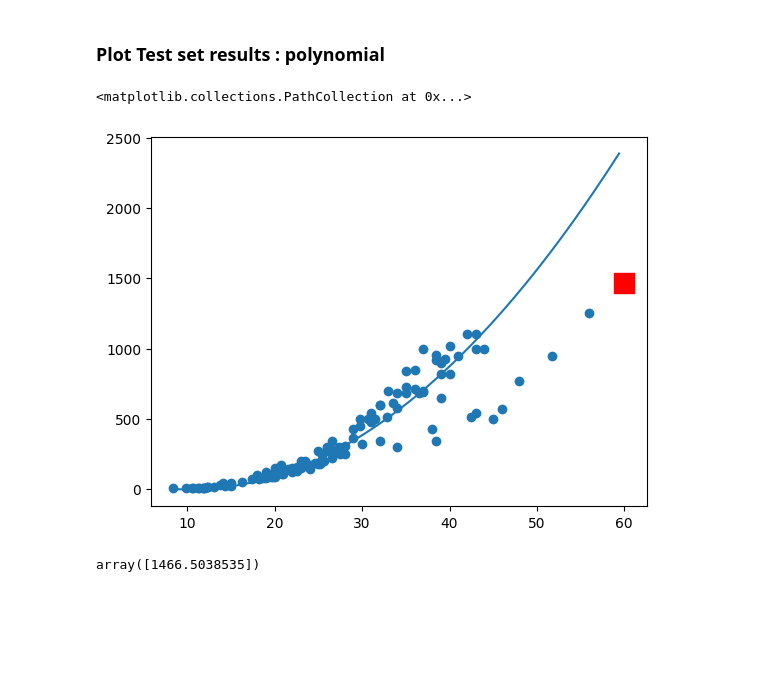
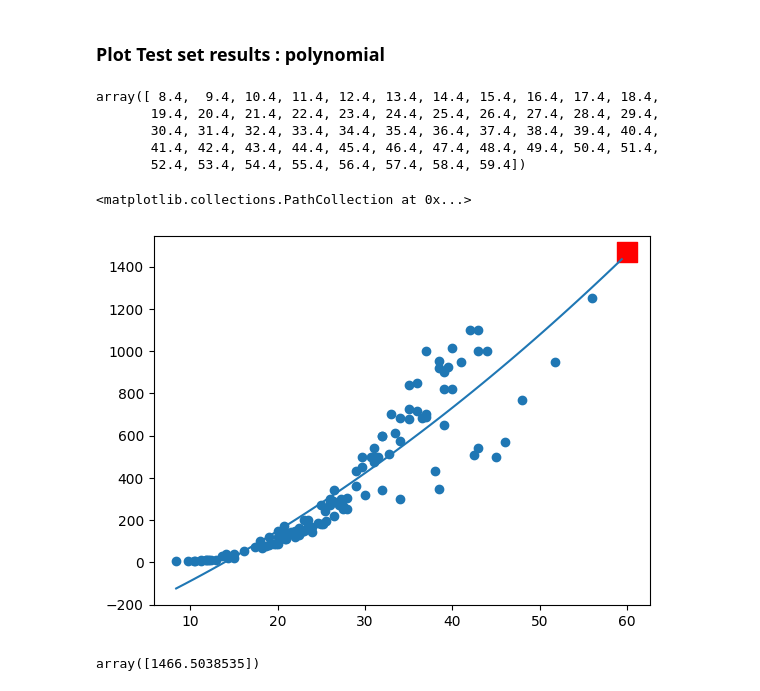
Before and after one commit to kjmobile/lb, a Jupyter notebook: 1_LM_Simple_Linear_to_Polynomial_Regression.ipynb, the cells around one changed output. Cells and saved outputs as stored; diff of their text form; code cells hidden in the pictures; blank space fills up the shorter version.

```diff
--- a/1_LM_Simple_Linear_to_Polynomial_Regression.ipynb
+++ b/1_LM_Simple_Linear_to_Polynomial_Regression.ipynb
@@ -201,15 +205,23 @@ print(f"Model Equation M2: Weight = {coef_squared:.2f} × Length² + {coef_linea
 Model Equation M2: Weight = 0.18 × Length² + 18.36 × Length + -290.97
 # %% [markdown]
 ### Plot Test set results : polynomial
+# %%
+np.arange(8.4, 60)
+# %% [output]
+array([ 8.4,  9.4, 10.4, 11.4, 12.4, 13.4, 14.4, 15.4, 16.4, 17.4, 18.4,
+       19.4, 20.4, 21.4, 22.4, 23.4, 24.4, 25.4, 26.4, 27.4, 28.4, 29.4,
+       30.4, 31.4, 32.4, 33.4, 34.4, 35.4, 36.4, 37.4, 38.4, 39.4, 40.4,
+       41.4, 42.4, 43.4, 44.4, 45.4, 46.4, 47.4, 48.4, 49.4, 50.4, 51.4,
+       52.4, 53.4, 54.4, 55.4, 56.4, 57.4, 58.4, 59.4])
 # %%
 # Plot the regression line on test set (length vs. weight predicted)
 plt.scatter(train_X, train_y)
 point=np.arange(8.4, 60)
-plt.plot(point,0.99*point**2 + -20.29*point+100.7 )
+plt.plot(point,0.18*point**2 + 18.36*point-290.97 )
 plt.scatter(60,m2.predict([[60**2,60]]), color='r', marker="s", s=200)
 # %% [output]
 <matplotlib.collections.PathCollection at 0x...>
-[figure, old version]
+[figure, new version]
 # %%
 # The weight for a fish with the length of 60 inch is now predicted to be 1466.5 lbs.
 m2.predict([[60**2, 60]])
```
Also changed, not shown: parts of 2 cells of this notebook.
